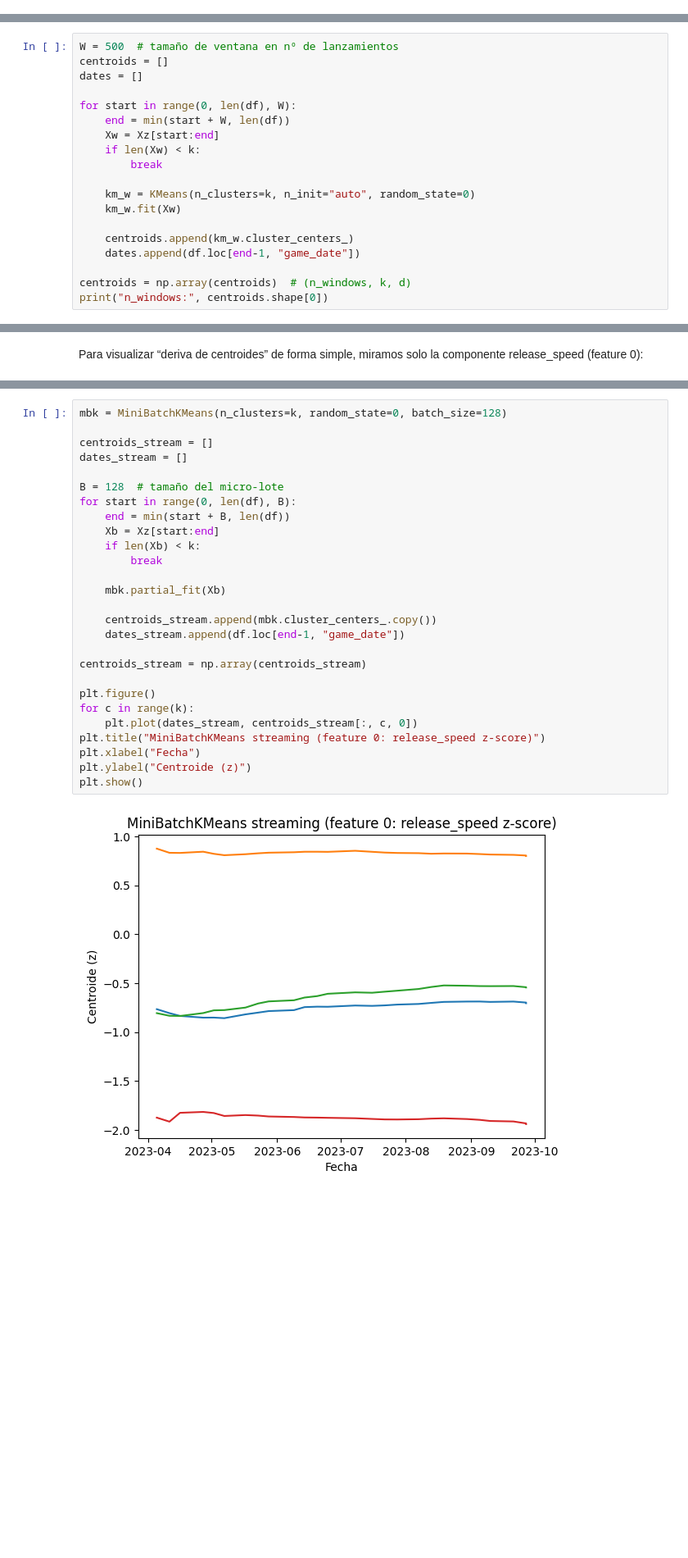
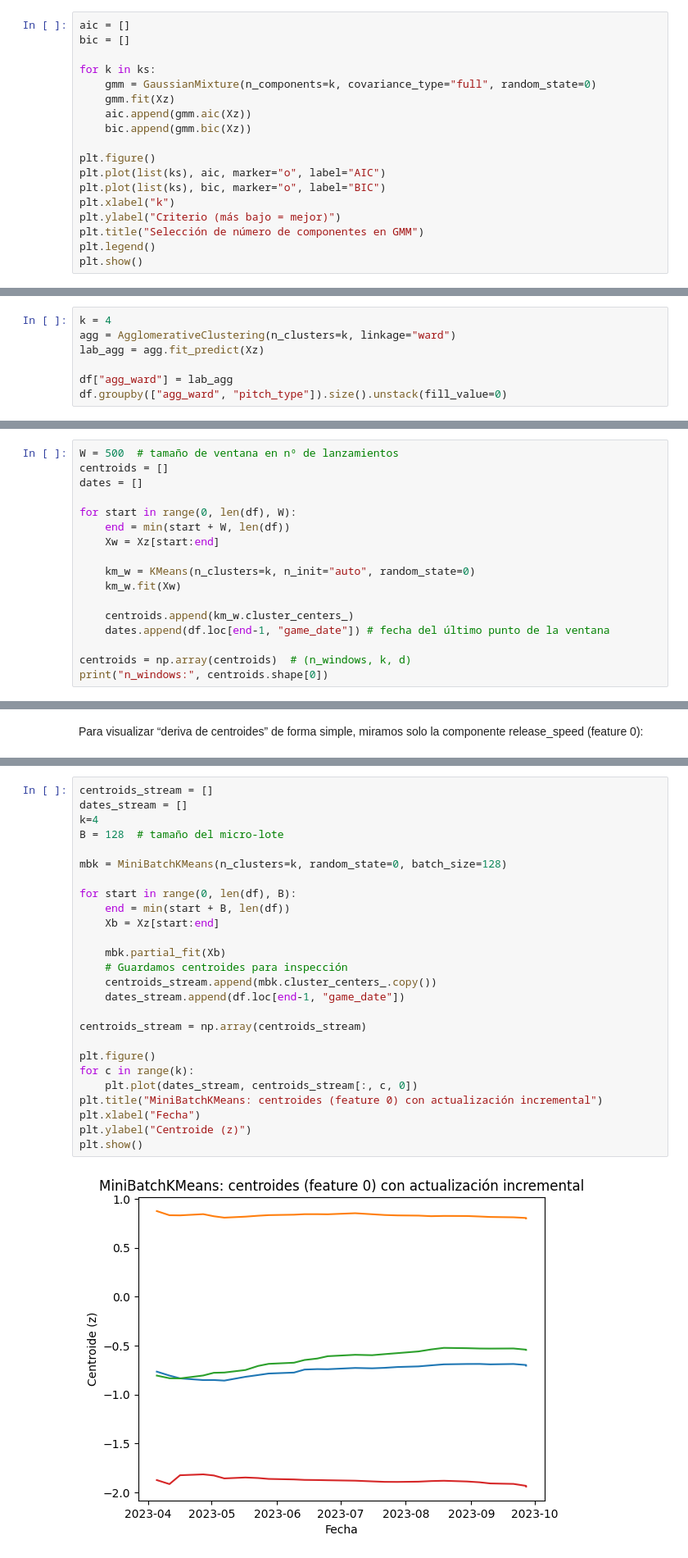
Before and after one commit to carmenlancho/FeatureSelection_Complexity, a Jupyter notebook: ClusteringSports.ipynb, the cells around one changed output, grey strips where cells are left out. Shown at 82% size. Cells and saved outputs as stored; diff of their text form; blank space fills up the shorter version.

```diff
--- a/ClusteringSports.ipynb
+++ b/ClusteringSports.ipynb
@@ -122,0 +249,18 @@ Xz = scaler.fit_transform(X)
+# %%
+aic = []
+bic = []
+
+for k in ks:
+    gmm = GaussianMixture(n_components=k, covariance_type="full", random_state=0)
+    gmm.fit(Xz)
+    aic.append(gmm.aic(Xz))
+    bic.append(gmm.bic(Xz))
+
+plt.figure()
+plt.plot(list(ks), aic, marker="o", label="AIC")
+plt.plot(list(ks), bic, marker="o", label="BIC")
+plt.xlabel("k")
+plt.ylabel("Criterio (más bajo = mejor)")
+plt.title("Selección de número de componentes en GMM")
+plt.legend()
+plt.show()
@@ -138,0 +325,7 @@ df.groupby(["km", "pitch_type"]).size().unstack(fill_value=0)
+# %%
+k = 4
+agg = AgglomerativeClustering(n_clusters=k, linkage="ward")
+lab_agg = agg.fit_predict(Xz)
+
+df["agg_ward"] = lab_agg
+df.groupby(["agg_ward", "pitch_type"]).size().unstack(fill_value=0)
@@ -276,14 +493,12 @@ dates = []
 for start in range(0, len(df), W):
     end = min(start + W, len(df))
     Xw = Xz[start:end]
-    if len(Xw) < k:
-        break
 
     km_w = KMeans(n_clusters=k, n_init="auto", random_state=0)
     km_w.fit(Xw)
 
     centroids.append(km_w.cluster_centers_)
-    dates.append(df.loc[end-1, "game_date"])
+    dates.append(df.loc[end-1, "game_date"]) # fecha del último punto de la ventana
 
 centroids = np.array(centroids)  # (n_windows, k, d)
 print("n_windows:", centroids.shape[0])
@@ -308,32 +532,31 @@ MiniBatchKMeans actualiza centroides con partial_fit. Es una buena “puerta de
 # %%
+centroids_stream = []
+dates_stream = []
+k=4
+B = 128  # tamaño del micro-lote
+
 mbk = MiniBatchKMeans(n_clusters=k, random_state=0, batch_size=128)
 
-centroids_stream = []
-dates_stream = []
-
-B = 128  # tamaño del micro-lote
 for start in range(0, len(df), B):
     end = min(start + B, len(df))
     Xb = Xz[start:end]
-    if len(Xb) < k:
-        break
 
     mbk.partial_fit(Xb)
-
+    # Guardamos centroides para inspección
     centroids_stream.append(mbk.cluster_centers_.copy())
     dates_stream.append(df.loc[end-1, "game_date"])
 
 centroids_stream = np.array(centroids_stream)
 
 plt.figure()
 for c in range(k):
     plt.plot(dates_stream, centroids_stream[:, c, 0])
-plt.title("MiniBatchKMeans streaming (feature 0: release_speed z-score)")
+plt.title("MiniBatchKMeans: centroides (feature 0) con actualización incremental")
 plt.xlabel("Fecha")
 plt.ylabel("Centroide (z)")
 plt.show()
 # %% [output]
-[figure, old version]
+[figure, new version]
 # %% [markdown]
 Qué comparar con ventanas:
 
```
Also changed, not shown: parts of 37 cells of this notebook.
